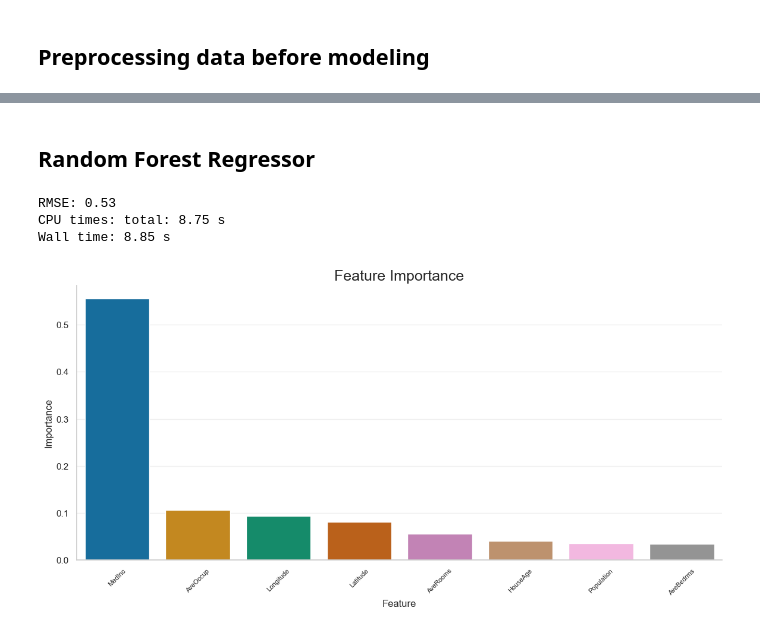
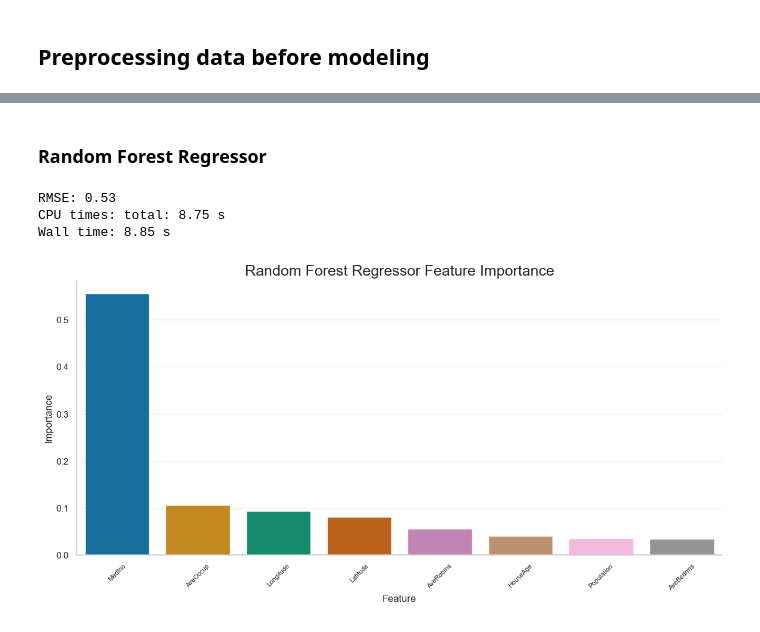
Before and after one commit to ruetha/kaggle_challenges, a Jupyter notebook: notebooks/california_housing_challenge.ipynb, the cells around one changed output, grey strips where cells are left out. Drawn from its saved outputs; the diff is of its cells as text; code cells hidden in the pictures.

```diff
--- a/notebooks/california_housing_challenge.ipynb
+++ b/notebooks/california_housing_challenge.ipynb
@@ -320,5 +320,5 @@ Wall time: 39 ms
 # %% [markdown]
-## Random Forest Regressor
+### Random Forest Regressor
 # %%
 %%time
 
@@ -344,26 +344,26 @@ Wall time: 8.85 s
 # %%
 # Compute the feature importance
 importances = sorted(list(zip(model_rf.feature_names_in_,
                               model_rf.feature_importances_)))
 
 # Transform it into a DataFrame
 importances_df = pd.DataFrame(importances,
                                      columns= ['Feature', 'Importance'])
 
 # Sorting importances
 importances_df = importances_df.sort_values(['Importance'], ascending=False).reset_index(drop=True)
 
 # Plot the feature importance
 ax = sns.barplot(data=importances_df,
                  x='Feature',
                  y='Importance')
 
 # Set title
-ax.set_title('Feature Importance')
+ax.set_title('Random Forest Regressor Feature Importance')
 
 plt.xticks(fontsize=8,
            rotation=45)
 
 plt.show()
 # %% [output]
-[figure, old version]
+[figure, new version]
```
Also changed, not shown: parts of 11 cells of this notebook.
